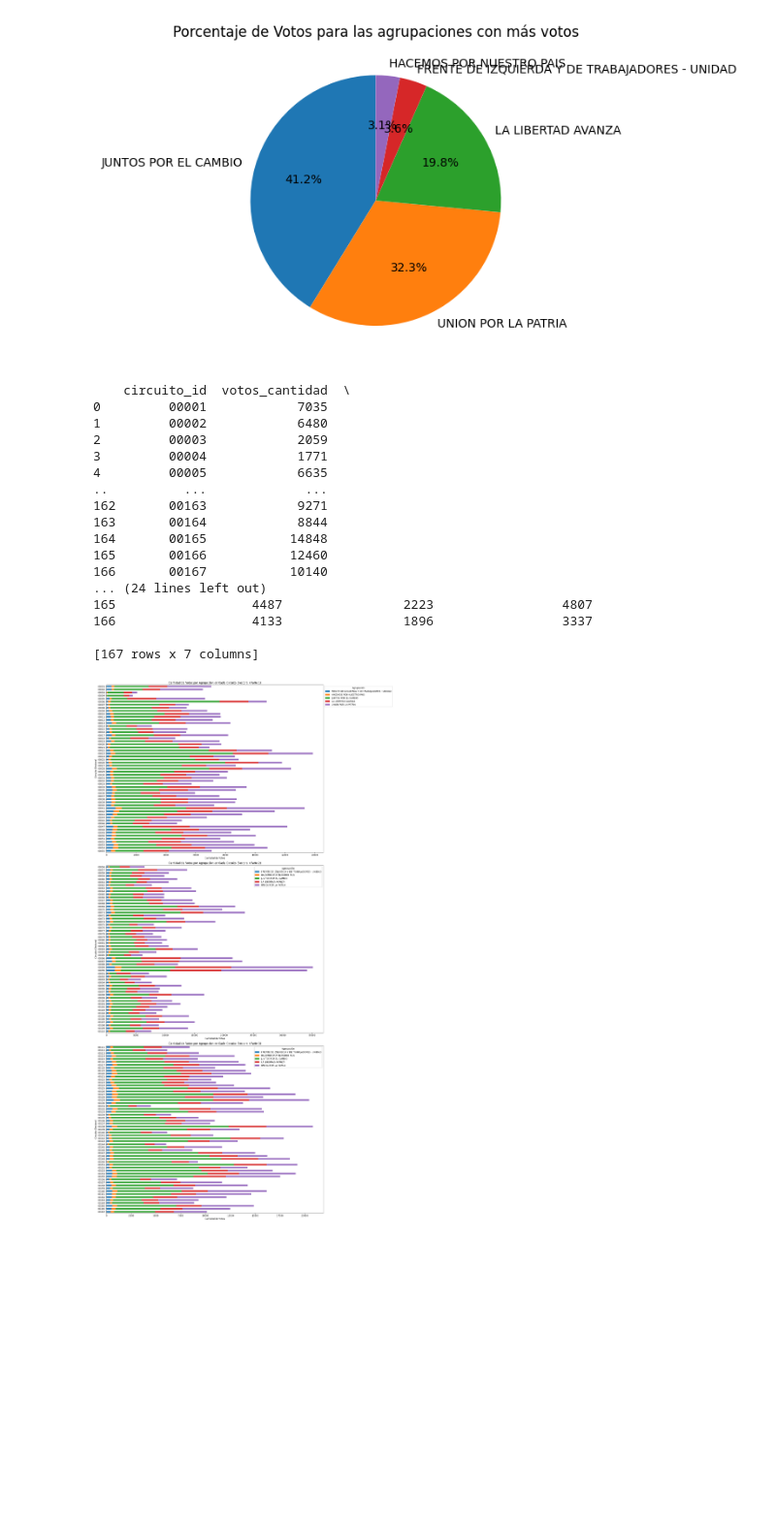
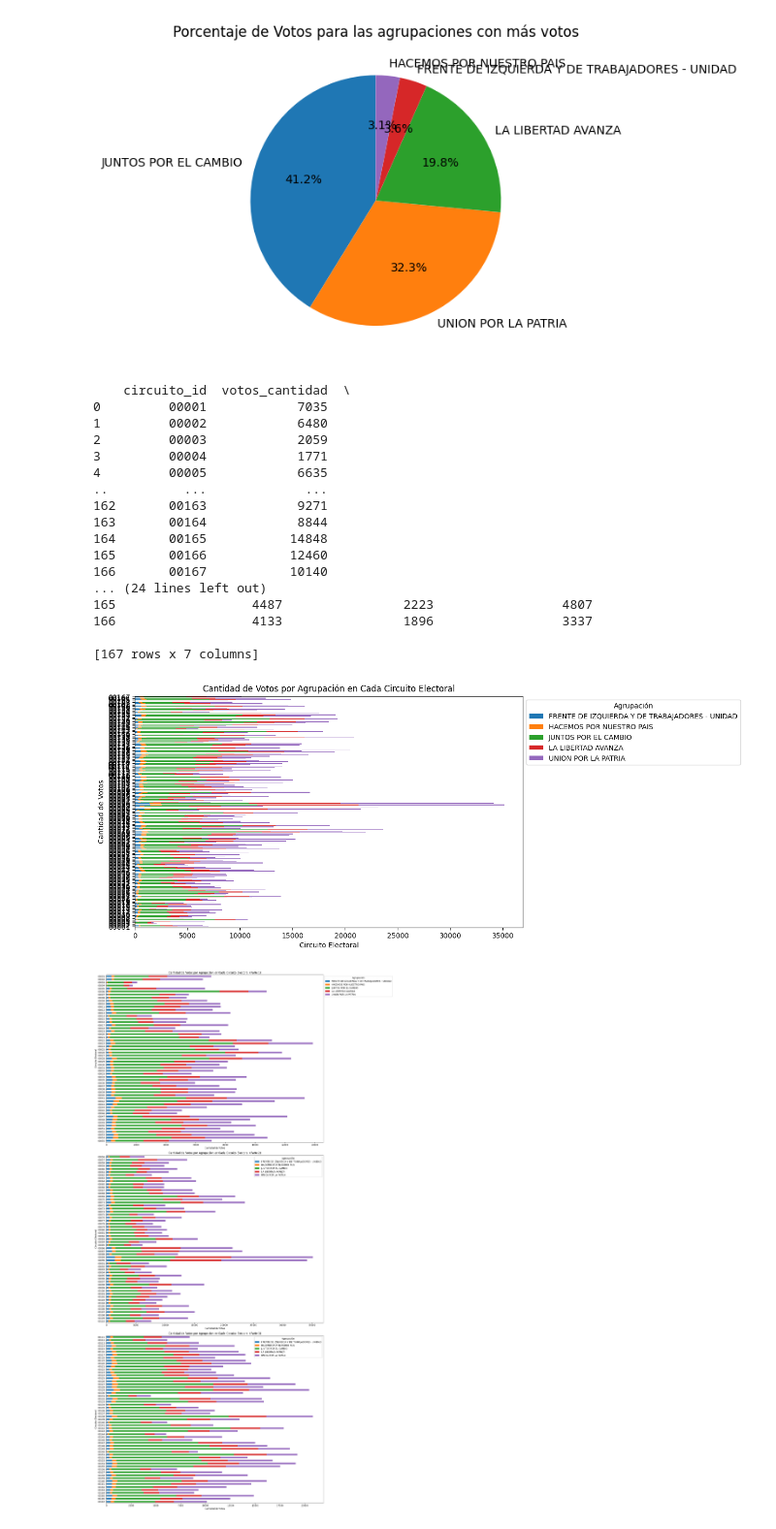
Before and after one commit to ClauBDA/metop, a Jupyter notebook: consigna_dos/consigna_dos.ipynb, the cells around one changed output. Shown at 97% size. Saved outputs shown, nothing was run; the diff lists cells and outputs as text; code cells hidden in the pictures; blank space fills up the shorter version.

```diff
--- a/consigna_dos/consigna_dos.ipynb
+++ b/consigna_dos/consigna_dos.ipynb
@@ -166,33 +166,44 @@ import matplotlib.pyplot as plt
 
 CABA_nac_sin_nan = CABA_nac.dropna(subset=["agrupacion_nombre"]).copy()
 
 votos_por_agrupacion_circuito = CABA_nac_sin_nan.groupby(['circuito_id', 'agrupacion_nombre'])['votos_cantidad'].sum().reset_index()
 
 votos_por_agrupacion_circuito_pivot = votos_por_agrupacion_circuito.pivot(index='circuito_id', columns='agrupacion_nombre', values='votos_cantidad')
 
 votos_por_circuito = votos_por_agrupacion_circuito.groupby('circuito_id')['votos_cantidad'].sum().reset_index()
 
 resultado_final = pd.merge(votos_por_circuito, votos_por_agrupacion_circuito_pivot, on='circuito_id')
 
 print(resultado_final)
+
+
+datos_grafico = resultado_final.set_index('circuito_id').iloc[:, 1:]
+
+ax = datos_grafico.plot(kind='barh', stacked=True, figsize=(10, 6))
+plt.xlabel('Circuito Electoral')
+plt.ylabel('Cantidad de Votos')
+plt.title('Cantidad de Votos por Agrupación en Cada Circuito Electoral')
+plt.legend(title='Agrupación', bbox_to_anchor=(1, 1))
+plt.show()
 # %% [output]
     circuito_id  votos_cantidad  \
 0         00001            7035
 1         00002            6480
 2         00003            2059
 3         00004            1771
 4         00005            6635
 ..          ...             ...
 162       00163            9271
 163       00164            8844
 164       00165           14848
 165       00166           12460
 166       00167           10140
 ... (24 lines left out)
 165                  4487                2223                 4807
 166                  4133                1896                 3337
 
 [167 rows x 7 columns]
+[figure, added]
 # %%
 # Dividmos el grafico en tres para que se pueda leer mejor los circuitos electorales
 tercio = len(datos_grafico) // 3
```
Also changed, not shown: parts of 6 cells of this notebook.
